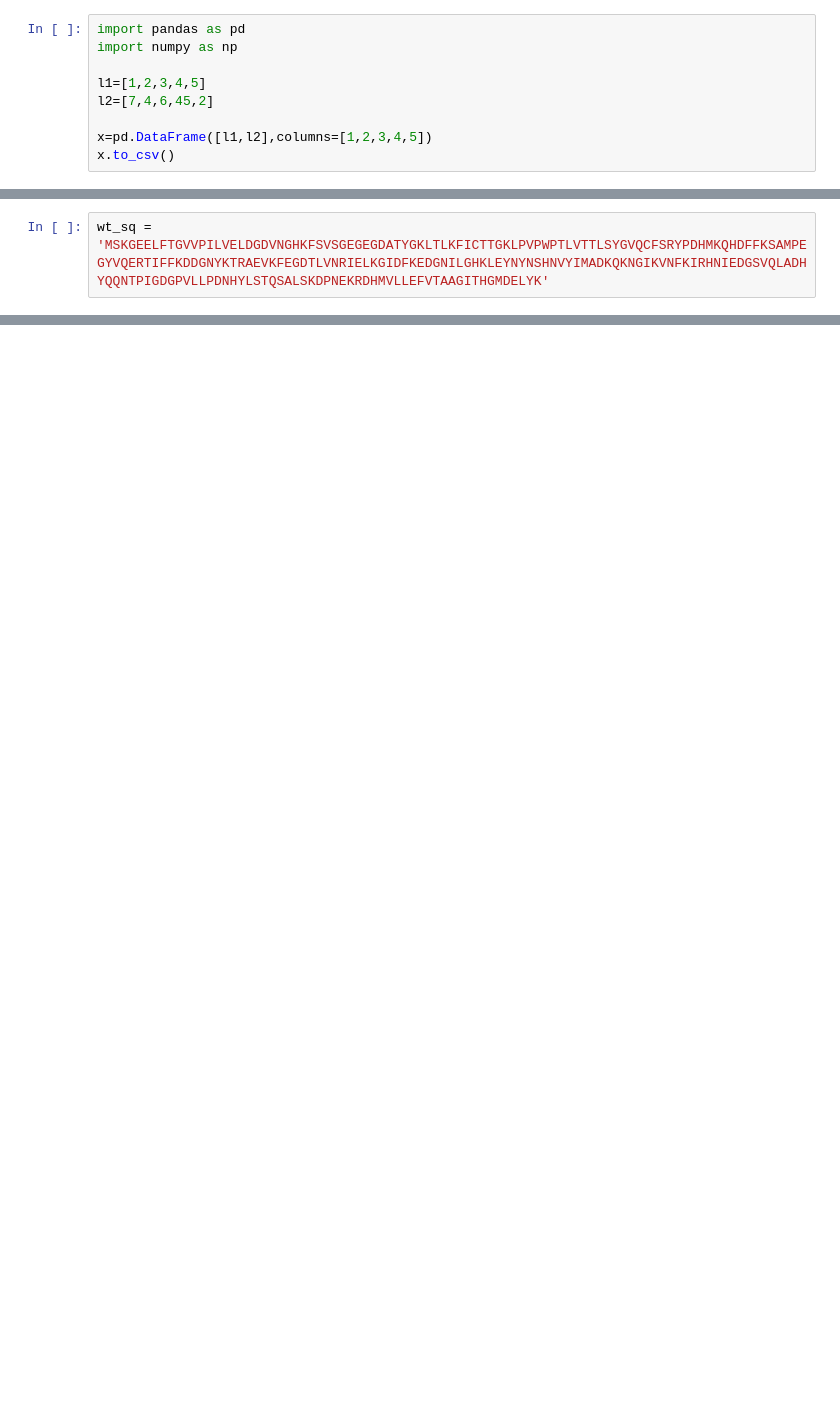
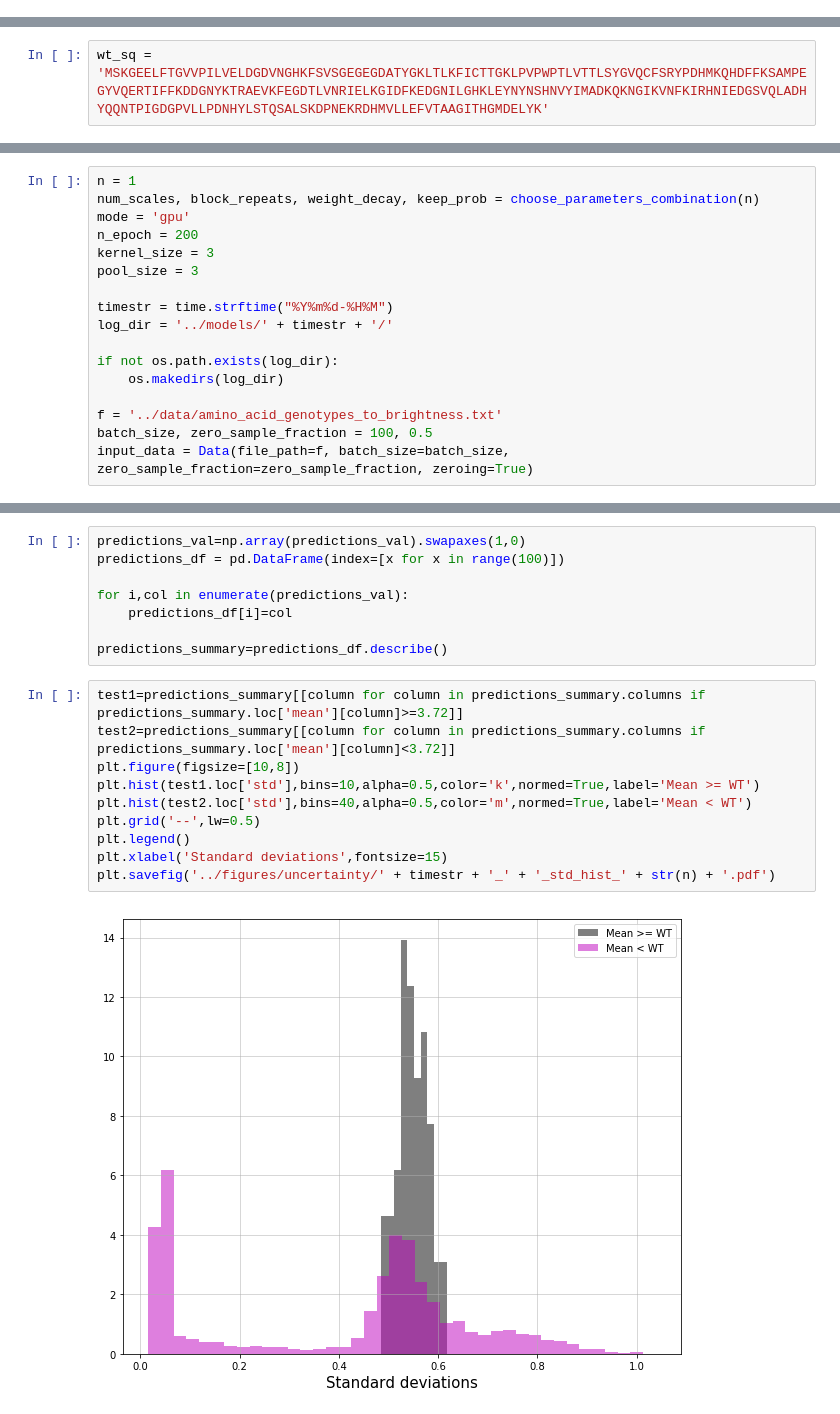
Before and after one commit to karensarkisyan/GFP_CNN, a Jupyter notebook: testing.ipynb, the cells around one changed output, grey strips where cells are left out. Cells and saved outputs as stored; diff of their text form; blank space fills up the shorter version.

Commit message:
vis uncertainty

```diff
--- a/testing.ipynb
+++ b/testing.ipynb
@@ -4,9 +0,0 @@ from classes import *
-# %%
-import pandas as pd
-import numpy as np
-
-l1=[1,2,3,4,5]
-l2=[7,4,6,45,2]
-
-x=pd.DataFrame([l1,l2],columns=[1,2,3,4,5])
-x.to_csv()
@@ -132,0 +17,17 @@ Writing results to file
+# %%
+n = 1
+num_scales, block_repeats, weight_decay, keep_prob = choose_parameters_combination(n)
+mode = 'gpu'
+n_epoch = 200
+kernel_size = 3
+pool_size = 3
+
+timestr = time.strftime("%Y%m%d-%H%M")
+log_dir = '../models/' + timestr + '/'
+
+if not os.path.exists(log_dir):
+    os.makedirs(log_dir)
+
+f = '../data/amino_acid_genotypes_to_brightness.txt'
+batch_size, zero_sample_fraction = 100, 0.5
+input_data = Data(file_path=f, batch_size=batch_size, zero_sample_fraction=zero_sample_fraction, zeroing=True)
@@ -132,0 +88,20 @@ Writing results to file
+# %%
+predictions_val=np.array(predictions_val).swapaxes(1,0)
+predictions_df = pd.DataFrame(index=[x for x in range(100)])
+
+for i,col in enumerate(predictions_val):
+    predictions_df[i]=col
+
+predictions_summary=predictions_df.describe()
+# %%
+test1=predictions_summary[[column for column in predictions_summary.columns if predictions_summary.loc['mean'][column]>=3.72]]
+test2=predictions_summary[[column for column in predictions_summary.columns if predictions_summary.loc['mean'][column]<3.72]]
+plt.figure(figsize=[10,8])
+plt.hist(test1.loc['std'],bins=10,alpha=0.5,color='k',normed=True,label='Mean >= WT')
+plt.hist(test2.loc['std'],bins=40,alpha=0.5,color='m',normed=True,label='Mean < WT')
+plt.grid('--',lw=0.5)
+plt.legend()
+plt.xlabel('Standard deviations',fontsize=15)
+plt.savefig('../figures/uncertainty/' + timestr + '_' + '_std_hist_' + str(n) + '.pdf')
+# %% [output]
+[figure, added]
```
Also changed, not shown: parts of 8 cells of this notebook, 5 other files.
